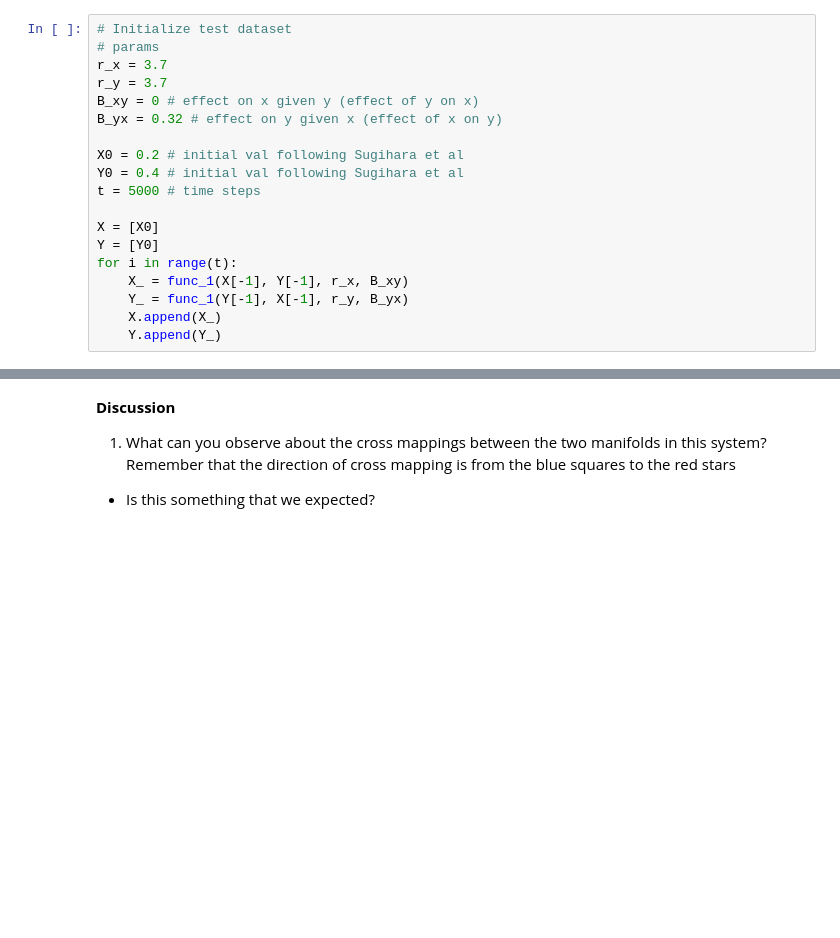
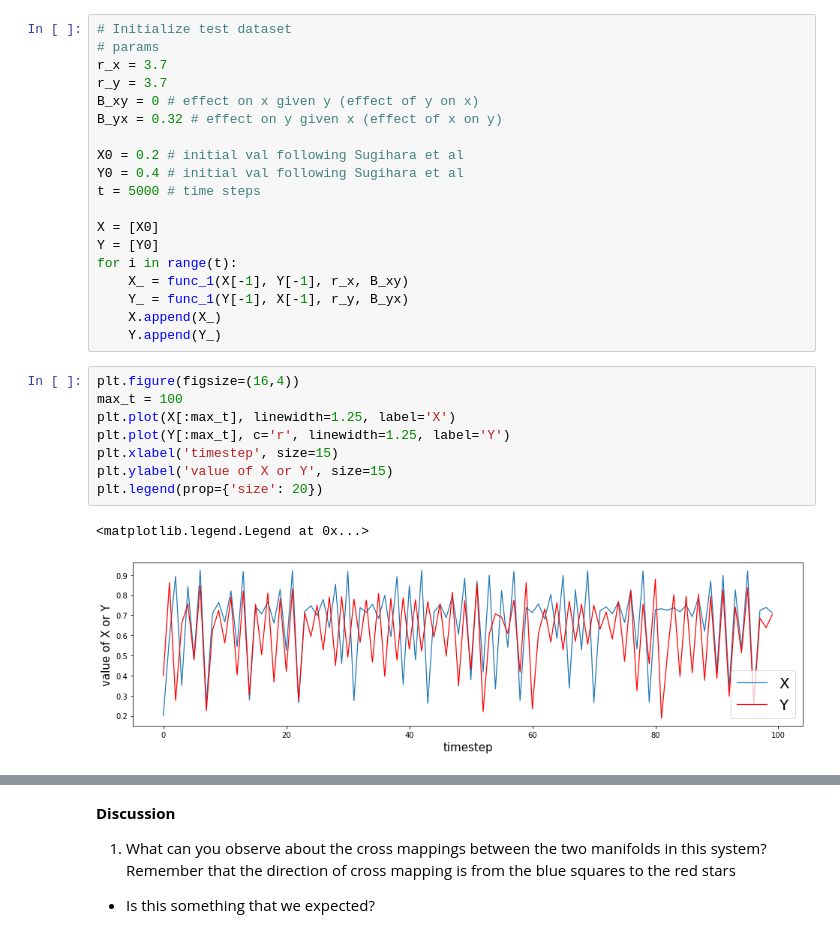
Before and after one commit to PrinceJavier/convergent_cross_mapping_import, a Jupyter notebook: ccm_sugihara.ipynb, the cells around one changed output, grey strips where cells are left out. Saved outputs shown, nothing was run; the diff lists cells and outputs as text; blank space fills up the shorter version.

```diff
--- a/ccm_sugihara.ipynb
+++ b/ccm_sugihara.ipynb
@@ -548,3 +563,14 @@ for i in range(t):
     Y_ = func_1(Y[-1], X[-1], r_y, B_yx)
     X.append(X_)
     Y.append(Y_)
+# %%
+plt.figure(figsize=(16,4))
+max_t = 100
+plt.plot(X[:max_t], linewidth=1.25, label='X')
+plt.plot(Y[:max_t], c='r', linewidth=1.25, label='Y')
+plt.xlabel('timestep', size=15)
+plt.ylabel('value of X or Y', size=15)
+plt.legend(prop={'size': 20})
+# %% [output]
+<matplotlib.legend.Legend at 0x...>
+[figure, added]
```
Also changed, not shown: parts of 18 cells of this notebook.
